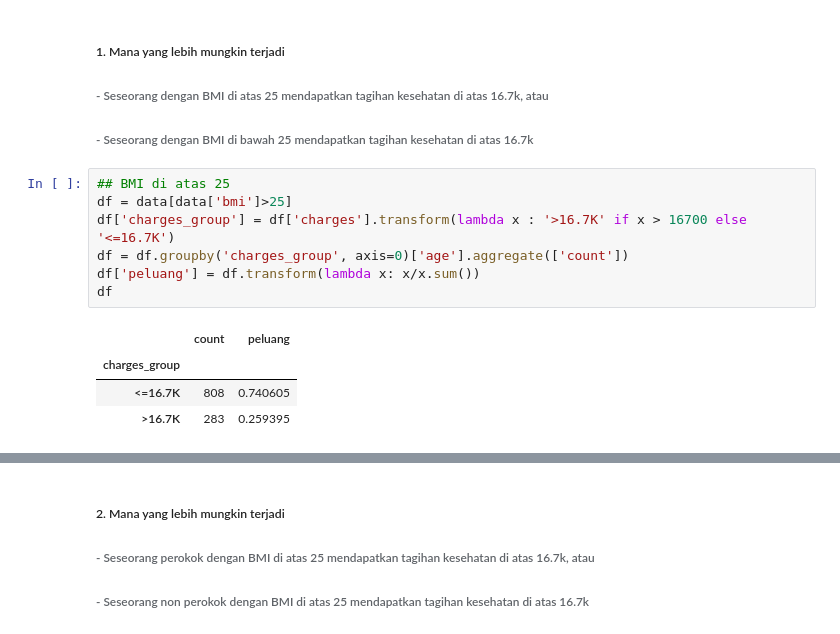
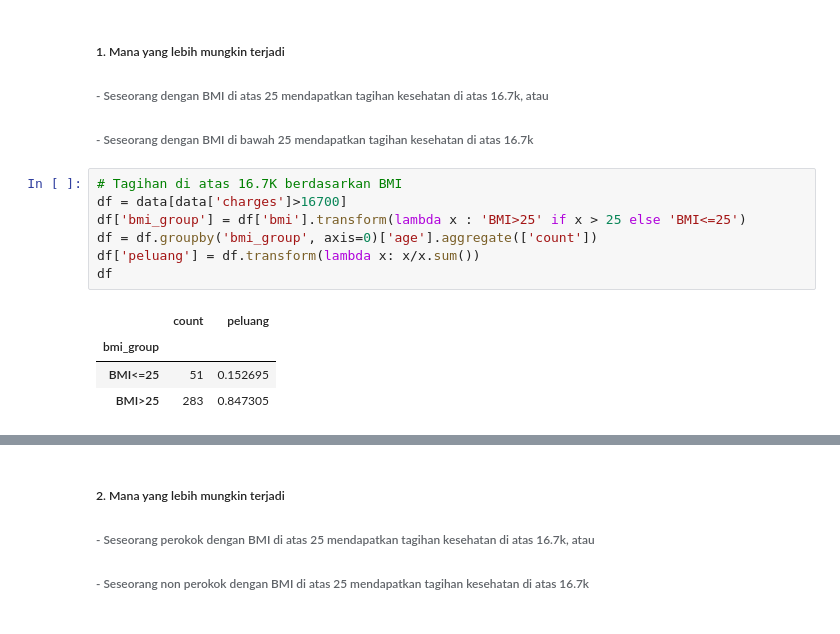
Before and after one commit to rhidayats/pacmann, a Jupyter notebook: Project Probability.ipynb, the cells around one changed output, grey strips where cells are left out. Saved outputs shown, nothing was run; the diff lists cells and outputs as text.

```diff
--- a/Project Probability.ipynb
+++ b/Project Probability.ipynb
@@ -181,14 +181,14 @@ Pada bagian ini kita menganalisis variabel-variabel kontinu untuk melihat variab
 ###### - Seseorang dengan BMI di atas 25 mendapatkan tagihan kesehatan di atas 16.7k, atau
 ###### - Seseorang dengan BMI di bawah 25 mendapatkan tagihan kesehatan di atas 16.7k
 # %%
-## BMI di atas 25
-df = data[data['bmi']>25]
-df['charges_group'] = df['charges'].transform(lambda x : '>16.7K' if x > 16700 else '<=16.7K')
-df = df.groupby('charges_group', axis=0)['age'].aggregate(['count'])
+# Tagihan di atas 16.7K berdasarkan BMI
+df = data[data['charges']>16700]
+df['bmi_group'] = df['bmi'].transform(lambda x : 'BMI>25' if x > 25 else 'BMI<=25')
+df = df.groupby('bmi_group', axis=0)['age'].aggregate(['count'])
 df['peluang'] = df.transform(lambda x: x/x.sum())
 df
 # %% [output]
 |  | count | peluang |
-| charges_group |  |  |
-| <=16.7K | 808 | 0.740605 |
-| >16.7K | 283 | 0.259395 |
+| bmi_group |  |  |
+| BMI<=25 | 51 | 0.152695 |
+| BMI>25 | 283 | 0.847305 |
```
Also changed, not shown: parts of 13 cells of this notebook.
